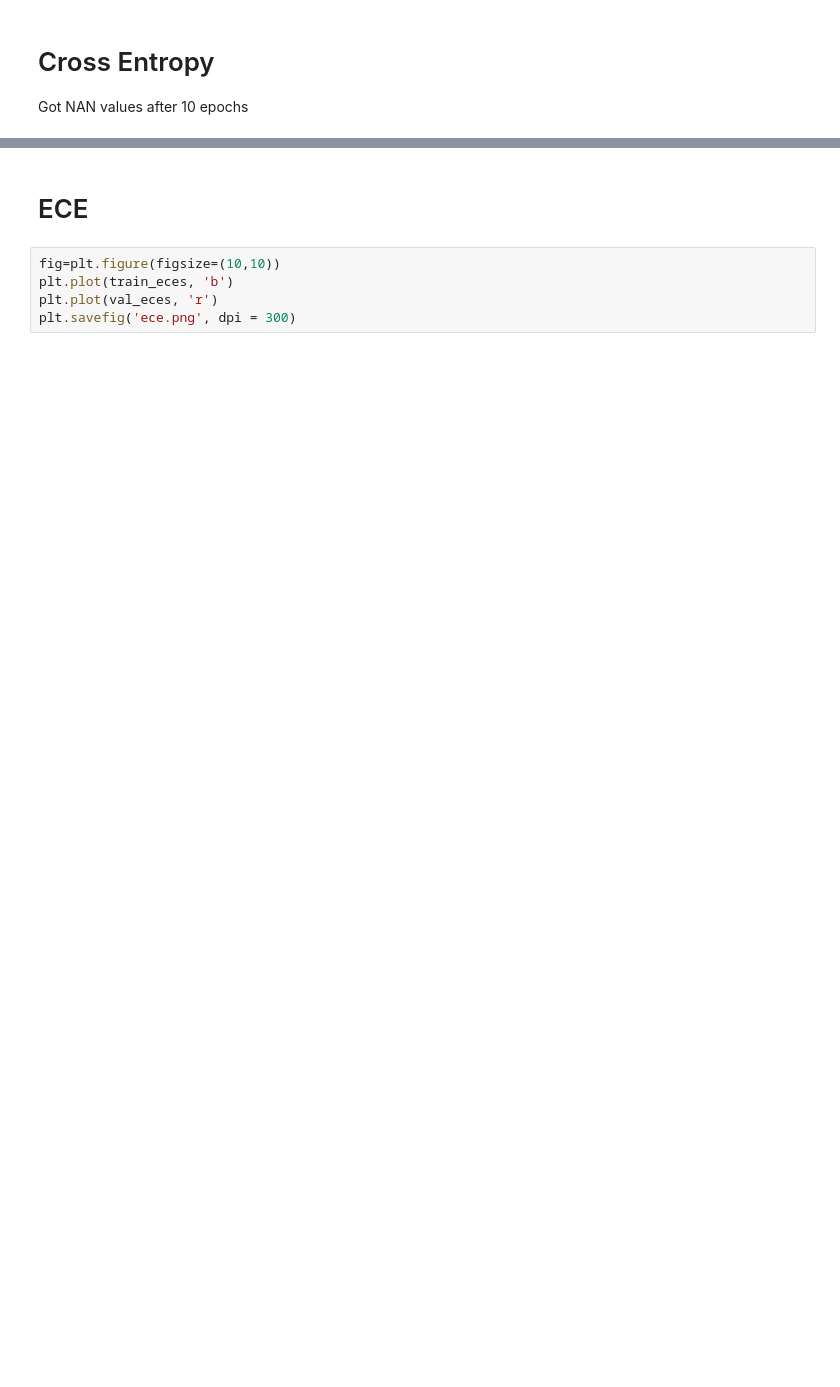
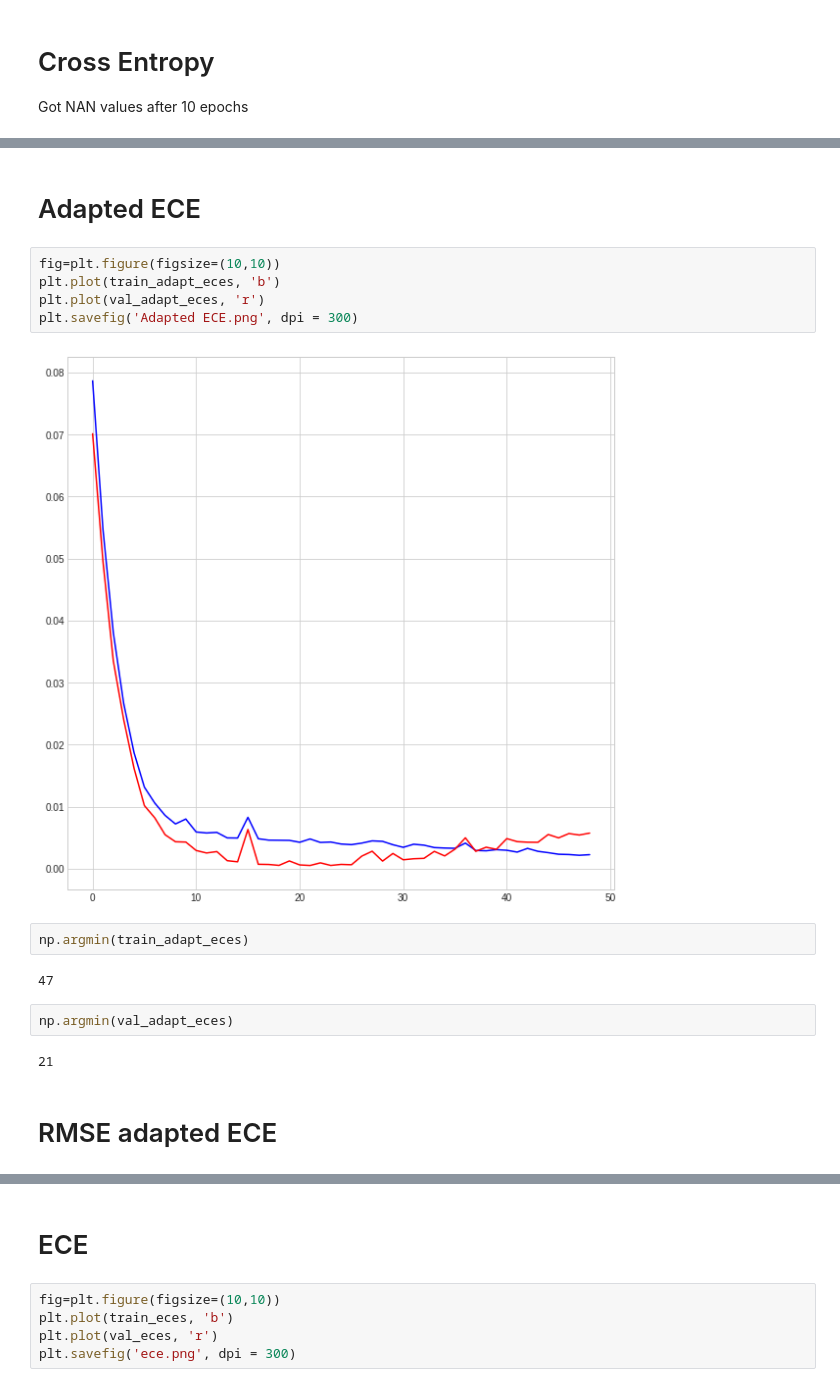
Before and after one commit to apmoore1/calibration, a Jupyter notebook: notebooks/IMDB/IMDB Fastext.ipynb, the cells around one changed output, grey strips where cells are left out. Cells and saved outputs as stored; diff of their text form; blank space fills up the shorter version.

```diff
--- a/notebooks/IMDB/IMDB Fastext.ipynb
+++ b/notebooks/IMDB/IMDB Fastext.ipynb
@@ -248,0 +312,19 @@ plt.savefig('cross entropy.png', dpi = 300)
+# %% [markdown]
+# Adapted ECE
+# %%
+fig=plt.figure(figsize=(10,10))
+plt.plot(train_adapt_eces, 'b')
+plt.plot(val_adapt_eces, 'r')
+plt.savefig('Adapted ECE.png', dpi = 300)
+# %% [output]
+[figure, added]
+# %%
+np.argmin(train_adapt_eces)
+# %% [output]
+47
+# %%
+np.argmin(val_adapt_eces)
+# %% [output]
+21
+# %% [markdown]
+# RMSE adapted ECE
```
Also changed, not shown: parts of 22 cells of this notebook, 9 other files.
